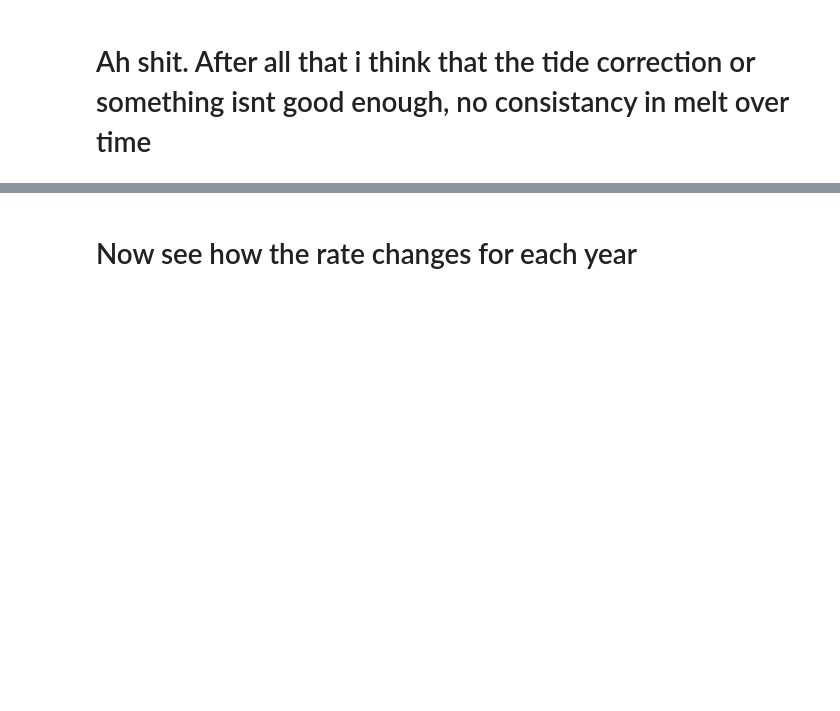
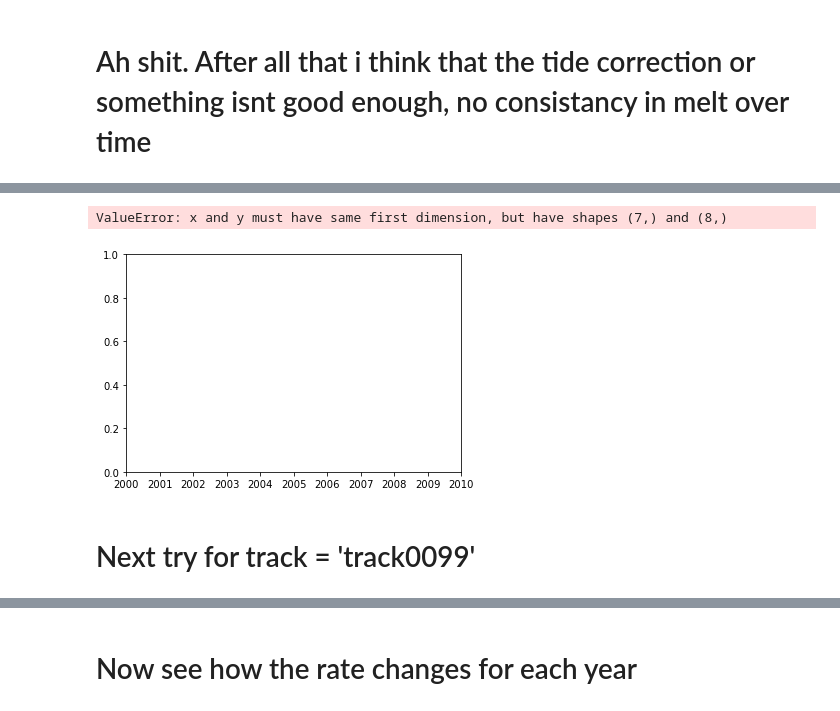
Before and after one commit to arrran/PhD_data_chapter, a Jupyter notebook: Jupyter/ICESAT1/ICESAT1_fixing_blocky_residual_problems.ipynb, the cells around one changed output, grey strips where cells are left out. Cells and saved outputs as stored; diff of their text form; code cells hidden in the pictures; blank space fills up the shorter version.

Commit message:
cant see much change in the rate (icesat1 passes)

```diff
--- a/Jupyter/ICESAT1/ICESAT1_fixing_blocky_residual_problems.ipynb
+++ b/Jupyter/ICESAT1/ICESAT1_fixing_blocky_residual_problems.ipynb
@@ -414,10 +414,10 @@ plt.grid()
 [figure]
 # %%
 plt.figure(figsize=(17,12))
-for pas,dzdt in zip(passes.values(),dzdts):
+for date,dz_dt in zip(dates,dz_dts):
     # if date ==dt.date(2008, 3, 8):
     #     continue
-    plt.plot(zp_t0.x_smooth,dzdt,'x-',label=date)
+    plt.plot(zp_t0.x_smooth.tolist(),dz_dt,'x-',label=date)
     plt.xlim([-382064.5722209641,-374781.1654740692])
     plt.legend()
 plt.grid()
@@ -468,3 +467,7 @@ plt.show()
 [figure]
 # %% [markdown]
 # Ah shit. After all that i think that the tide correction or something isnt good enough, no consistancy in melt over time
+# %%
+maxs = [dz_dt_rate[np.argmax(np.abs(dz_dt_rate))] for dz_dt_rate in dz_dts_rates ] #find the biggest peak or trough
+
+maxs_atchan = [dz_dt_rate[14] for dz_dt_rate in dz_dts_rates ] #find the biggest peak or trough
@@ -470,0 +486,9 @@ plt.show()
+# %%
+plt.plot(dates[1:],maxs_atchan,'x')
+plt.grid()
+plt.xlabel('date')
+plt.ylabel('magnitude of peak over channel')
+plt.show()
+# %% [output]
+ValueError: x and y must have same first dimension, but have shapes (7,) and (8,)
+[figure, added]
@@ -470,0 +531,2 @@ plt.show()
+# %% [markdown]
+# Next try for track = 'track0099'
```
Also changed, not shown: parts of 26 cells of this notebook.
